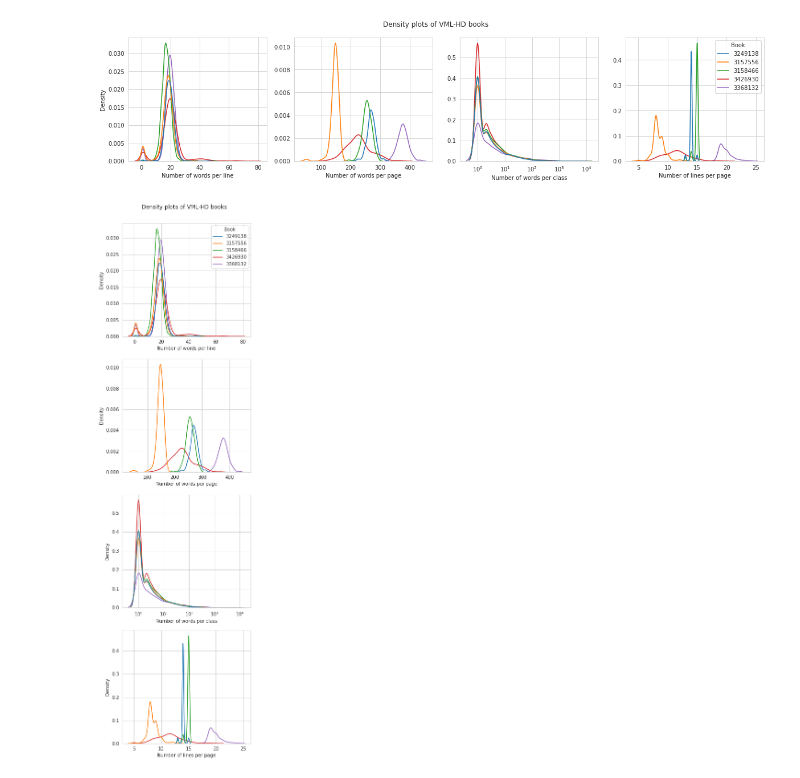
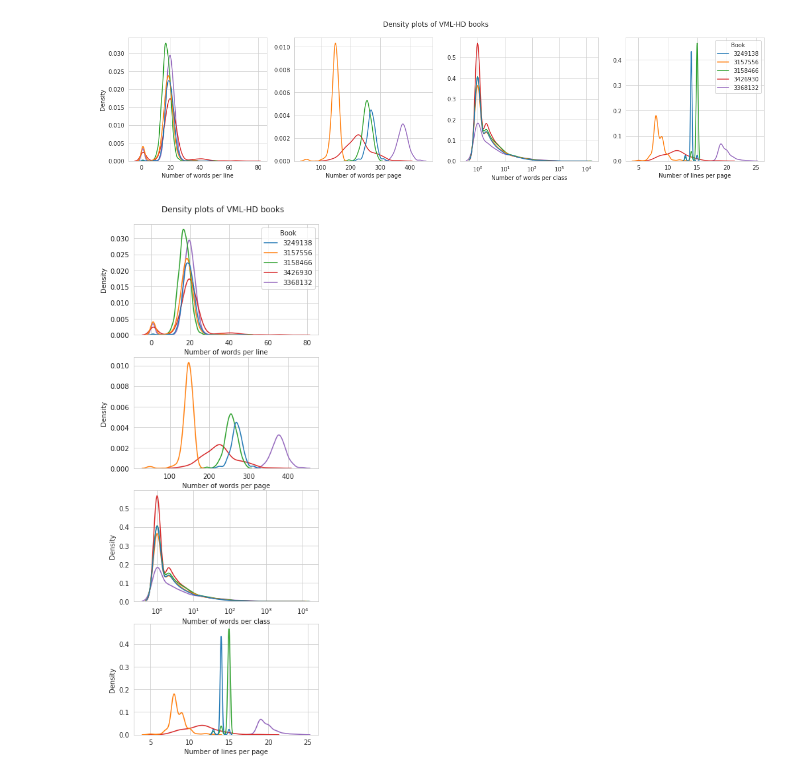
Before and after one commit to beratkurar/vmlhd_dataset_text_line_annotations_from_word_annotations, a Jupyter notebook: vml_pagexml_line_and_word_labels_from_word_labels_with_statistics.ipynb, the cells around one changed output. Cells and saved outputs as stored; diff of their text form; code cells hidden in the pictures.

```diff
--- a/vml_pagexml_line_and_word_labels_from_word_labels_with_statistics.ipynb
+++ b/vml_pagexml_line_and_word_labels_from_word_labels_with_statistics.ipynb
@@ -217,7 +217,7 @@ def generate_pagexml(xml_folder_path, image_file_path, sorted_word_bboxes, sorte
 def save_wordcloud(total_sorted_word_labels, image_folder_path):
     reshaped_text = arabic_reshaper.reshape(' '.join(flatten(flatten(total_sorted_word_labels))))
     bidi_text = get_display(reshaped_text)
-    wordcloud = WordCloud(font_path='arial.ttf',background_color='white', mode='RGB',width=2000,height=1000).generate(bidi_text)
+    wordcloud = WordCloud(font_path='arial.ttf',background_color='white', mode='RGB',width=2000,height=1000,collocations = False).generate(bidi_text)
     wordcloud.to_file("{}_wordcloud.png".format(image_folder_path))
     return
 # %%
@@ -422,27 +422,27 @@ fig.savefig('all_density_horizontal.png', dpi=300)
 # %% [output]
 [figure]
 # %%
-fig, axes = plt.subplots(4, 1, figsize=(5, 19))
+fig, axes = plt.subplots(4, 1, figsize=(5, 13))
 plt.subplots_adjust(top=0.95)
 fig.suptitle('Density plots of VML-HD books')
 
 sns.kdeplot(ax=axes[0],data=all_books_word_dist_per_line_df, x="number_of_words", hue="book_name")
 axes[0].set(xlabel="Number of words per line")
 axes[0].set(ylabel="Density")
 axes[0].get_legend().set_title("Book")
 
 sns.kdeplot(ax=axes[1],data=all_books_word_dist_per_page_df, x="number_of_words", hue="book_name", legend=False)
 axes[1].set(xlabel="Number of words per page")
 axes[1].set(ylabel="Density")
 
 sns.kdeplot(ax=axes[2],data=all_books_word_dist_per_class_df, x="number_of_words", hue="book_name", legend=False, log_scale=True)
 axes[2].set(xlabel="Number of words per class")
 axes[2].set(ylabel="Density")
 
 sns.kdeplot(ax=axes[3],data=all_books_line_dist_per_page_df, x="number_of_lines", hue="book_name", legend=False)
 axes[3].set(xlabel="Number of lines per page")
 axes[3].set(ylabel="Density")
 
 fig.savefig('all_density_vertical.png', dpi=300)
 # %% [output]
-[figure, old version]
+[figure, new version]
```
Also changed, not shown: parts of 1 cell of this notebook, 6 other files.
